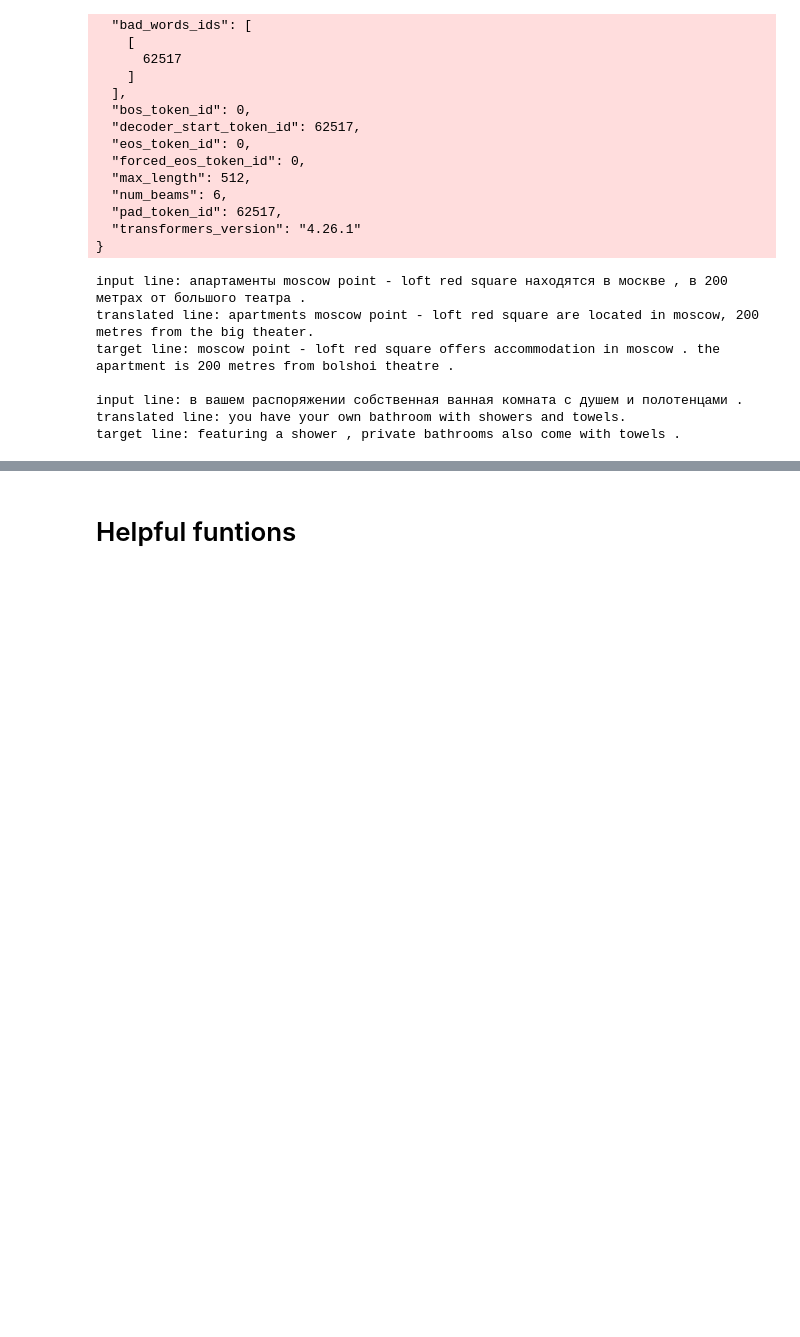
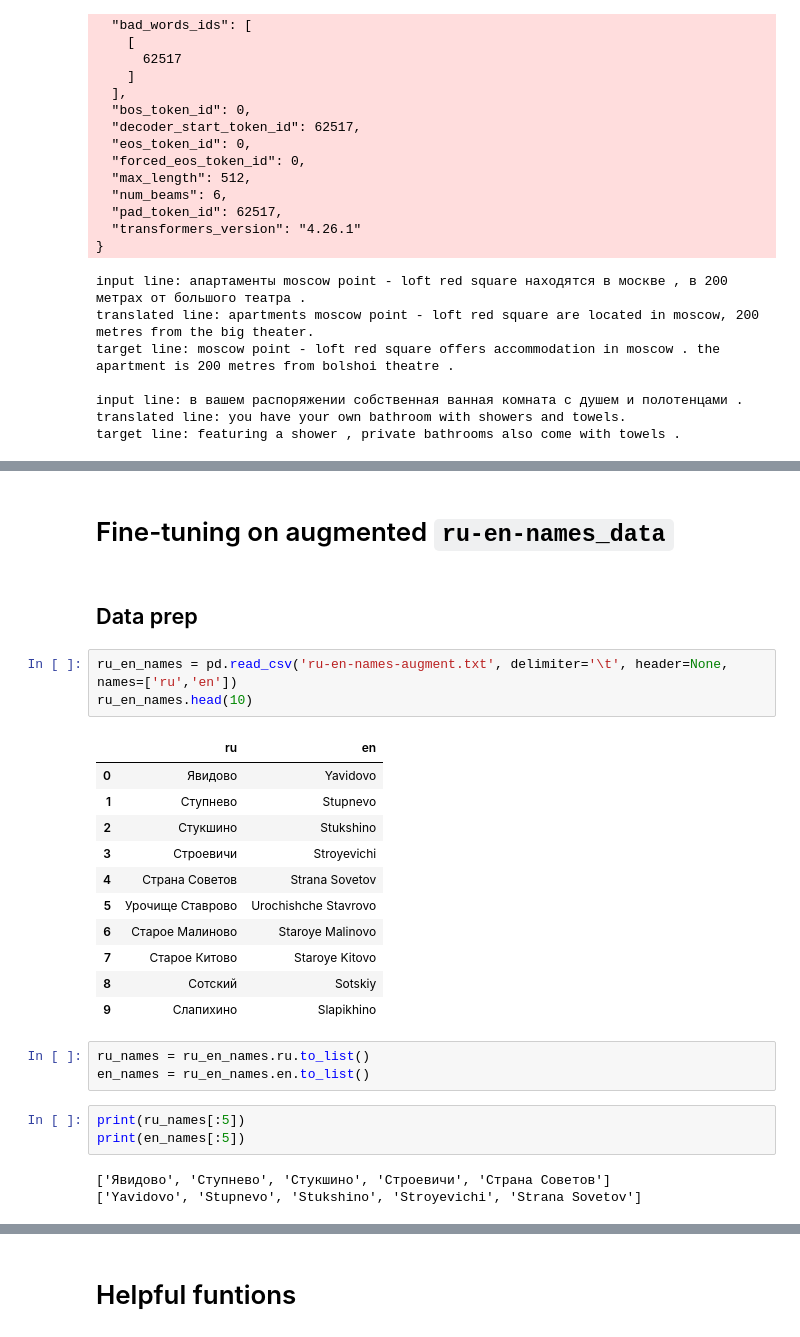
Before and after one commit to korab1ev/Neural-MT, a Jupyter notebook: transformer_and_augmentation.ipynb, the cells around one changed output, grey strips where cells are left out. Cells and saved outputs as stored; diff of their text form; blank space fills up the shorter version.

```diff
--- a/transformer_and_augmentation.ipynb
+++ b/transformer_and_augmentation.ipynb
@@ -652,3 +591,31 @@ with open('fine-tuned-all_3k_eval_translations.txt','w') as f_trans:
   "pad_token_id": 62517,
   "transformers_version": "4.26.1"
 }
+# %% [markdown]
+# Fine-tuning on augmented ``ru-en-names_data``
+# %% [markdown]
+## Data prep
+# %%
+ru_en_names = pd.read_csv('ru-en-names-augment.txt', delimiter='\t', header=None, names=['ru','en'])
+ru_en_names.head(10)
+# %% [output]
+|  | ru | en |
+| 0 | Явидово | Yavidovo |
+| 1 | Ступнево | Stupnevo |
+| 2 | Стукшино | Stukshino |
+| 3 | Строевичи | Stroyevichi |
+| 4 | Страна Советов | Strana Sovetov |
+| 5 | Урочище Ставрово | Urochishche Stavrovo |
+| 6 | Старое Малиново | Staroye Malinovo |
+| 7 | Старое Китово | Staroye Kitovo |
+| 8 | Сотский | Sotskiy |
+| 9 | Слапихино | Slapikhino |
+# %%
+ru_names = ru_en_names.ru.to_list()
+en_names = ru_en_names.en.to_list()
+# %%
+print(ru_names[:5])
+print(en_names[:5])
+# %% [output]
+['Явидово', 'Ступнево', 'Стукшино', 'Строевичи', 'Страна Советов']
+['Yavidovo', 'Stupnevo', 'Stukshino', 'Stroyevichi', 'Strana Sovetov']
```
Also changed, not shown: parts of 68 cells of this notebook.
